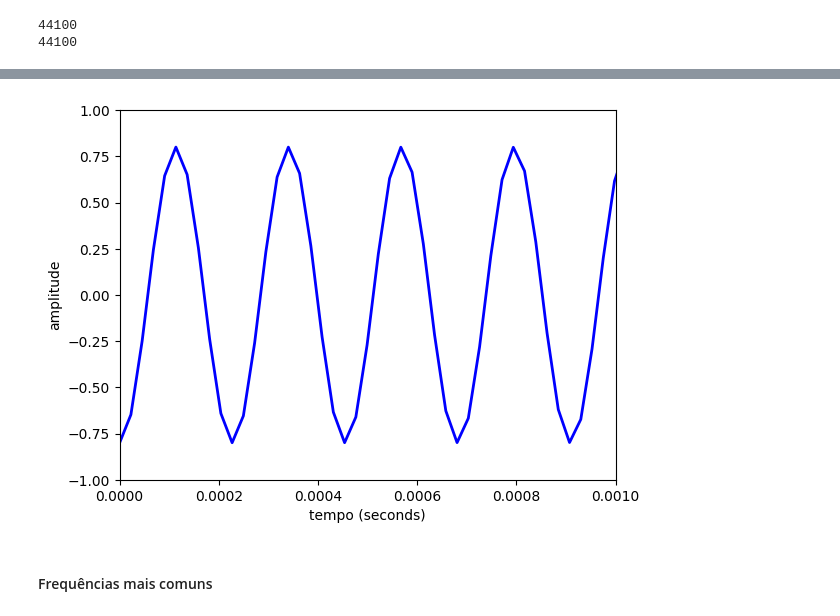
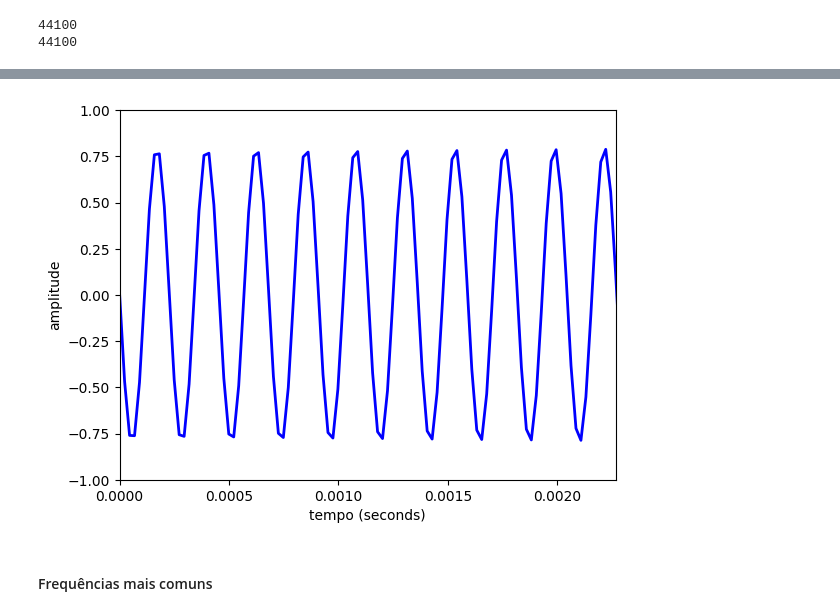
Before and after one commit to leandronunescorreia/audio-processing, a Jupyter notebook: audio_processing_basics.ipynb, the cells around one changed output, grey strips where cells are left out. Saved outputs shown, nothing was run; the diff lists cells and outputs as text; code cells hidden in the pictures.

```diff
--- a/audio_processing_basics.ipynb
+++ b/audio_processing_basics.ipynb
@@ -95,7 +95,7 @@ fase_inicial = np.pi/2
 
 taxa_amostragem = 100
 tempo = np.arange(-1, 1, 1.0/taxa_amostragem)
-x = amplitude * np.cos(2*np.pi*frequencia*tempo+fase_inicial)
+x = amplitude * np.sin(2*np.pi*frequencia*tempo+fase_inicial)
 # %%
 plt.subplots(figsize=(20, 10))
 
@@ -210,21 +214,21 @@ def create_audio(amplitude, frequencia, fase_inicial, duracao, taxa_amostragem):
     vetor_tempo = np.linspace(start=0, stop=duracao, num=duracao*taxa_amostragem, endpoint=False)
     two_phi = 2 * np.pi
 
-    x = amplitude * np.cos( two_phi * frequencia * vetor_tempo + fase_inicial)
+    x = amplitude * np.sin( two_phi * frequencia * vetor_tempo + fase_inicial)
     return vetor_tempo, x
 # %%
 amplitude = .8
 frequencia = 4400
 fase_inicial = np.pi
 duracao = 1
 taxa_amostragem = 44100
 
 tempo, audio = create_audio(amplitude, frequencia, fase_inicial, duracao, taxa_amostragem)
 ipd.display(ipd.Audio(data=audio, rate=taxa_amostragem))
-draw_wave(tempo, audio, 'b', duracao, 1000, amplitude+.2)
+draw_wave(tempo, audio, 'b', duracao, 441, amplitude+.2)
 # %% [output]
 [interactive output not drawn]
-[figure, old version]
+[figure, new version]
 # %% [markdown]
 <a id="6"></a>
 
```
Also changed, not shown: parts of 22 cells of this notebook, 4 other files.
